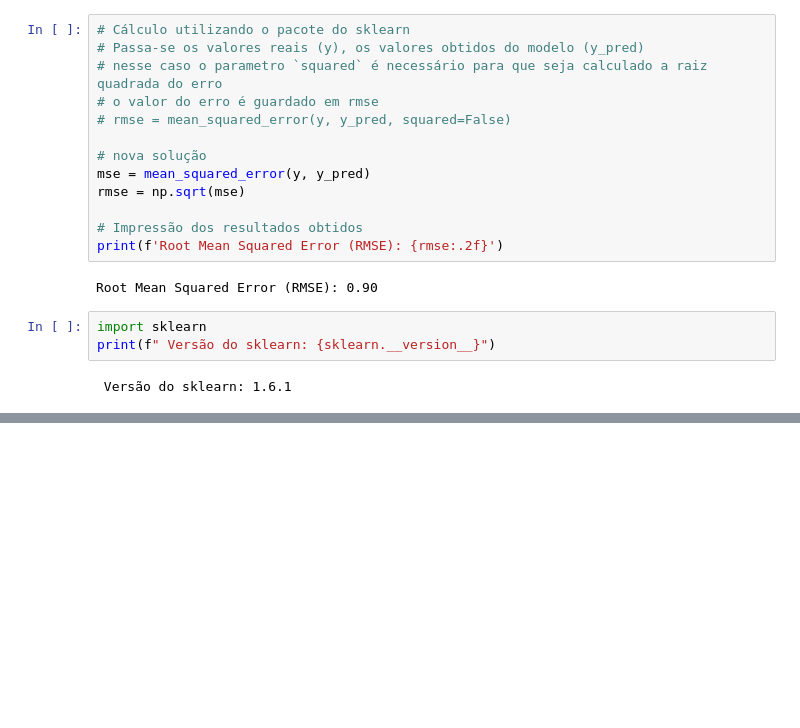
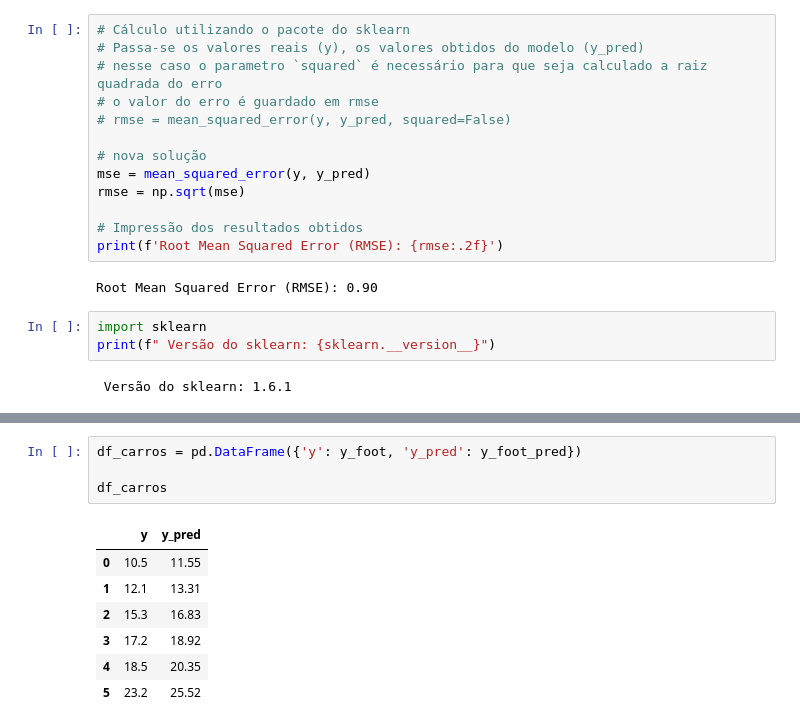
Before and after one commit to mariotlemes/pos-NLP, a Jupyter notebook: src/M4-regressao/regressao-parte2-METRICAS.ipynb, the cells around one changed output, grey strips where cells are left out. Cells and saved outputs as stored; diff of their text form; blank space fills up the shorter version.

```diff
--- a/src/M4-regressao/regressao-parte2-METRICAS.ipynb
+++ b/src/M4-regressao/regressao-parte2-METRICAS.ipynb
@@ -320,0 +389,12 @@ print(f" Versão do sklearn: {sklearn.__version__}")
+# %%
+df_carros = pd.DataFrame({'y': y_foot, 'y_pred': y_foot_pred})
+
+df_carros
+# %% [output]
+|  | y | y_pred |
+| 0 | 10.5 | 11.55 |
+| 1 | 12.1 | 13.31 |
+| 2 | 15.3 | 16.83 |
+| 3 | 17.2 | 18.92 |
+| 4 | 18.5 | 20.35 |
+| 5 | 23.2 | 25.52 |
```
Also changed, not shown: parts of 6 cells of this notebook.
